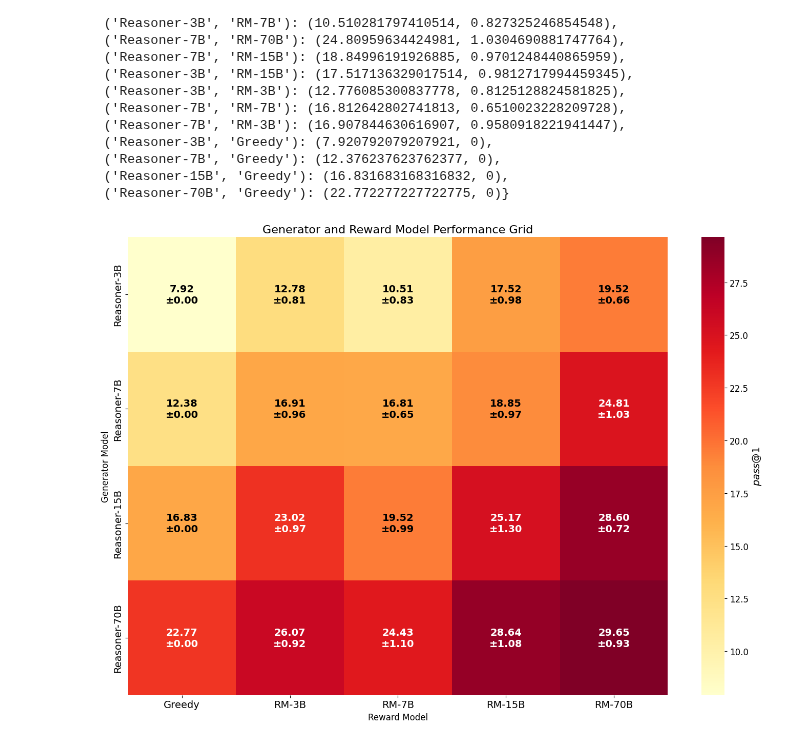
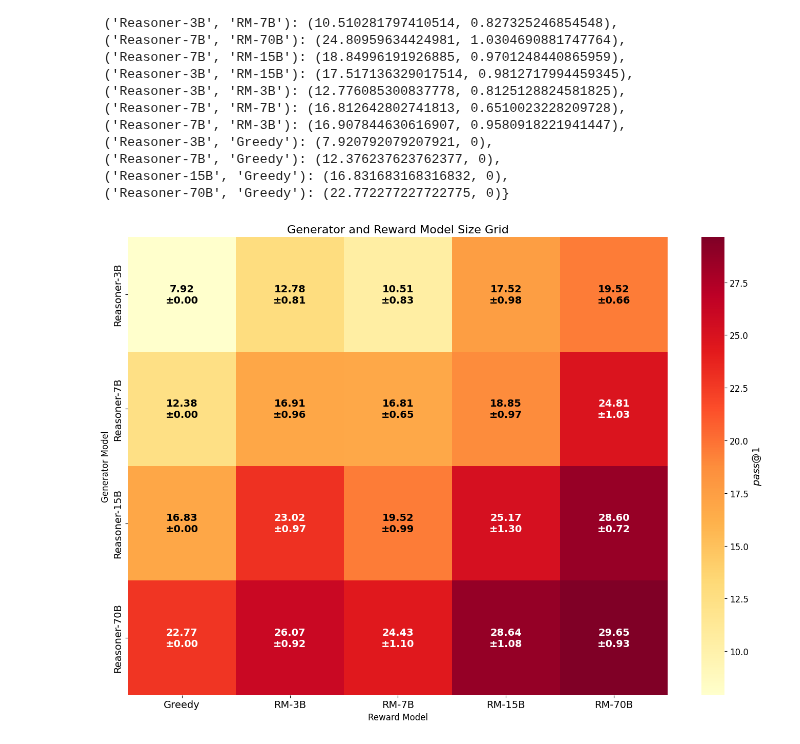
Before and after one commit to cassanof/CodeRM, a Jupyter notebook: coderm/eval/visualizations/graph_pass_k.ipynb, the cells around one changed output. Saved outputs shown, nothing was run; the diff lists cells and outputs as text; code cells hidden in the pictures.

```diff
--- a/coderm/eval/visualizations/graph_pass_k.ipynb
+++ b/coderm/eval/visualizations/graph_pass_k.ipynb
@@ -721,32 +723,32 @@ pivot_df = pivot_df.reindex(index=model_order, columns=ranker_order)
 std_df = df.pivot(index='Generator', columns='Reward', values='Std')
 std_df = std_df.reindex(index=model_order, columns=ranker_order)
 
 fig, ax = plt.subplots(figsize=(14, 10))
 sns.heatmap(pivot_df, annot=False, cmap='YlOrRd', cbar_kws={'label': '$pass@1$'}, ax=ax)
 
 def get_text_color(value):
     return 'white' if value > 20 else 'black'
 
 for i in range(len(pivot_df.index)):
     for j in range(len(pivot_df.columns)):
         value = pivot_df.iloc[i, j]
         text_color = get_text_color(value)
         ax.text(j + 0.5, i + 0.5, f'{value:.2f}\n±{std_df.iloc[i, j]:.2f}',
                 ha='center', va='center', color=text_color, fontsize=14, fontweight='bold')
 
-plt.title('Generator and Reward Model Performance Grid', fontsize=16)
+plt.title('Generator and Reward Model Size Grid', fontsize=16)
 plt.xlabel('Reward Model', fontsize=12)
 plt.ylabel('Generator Model', fontsize=12)
 
 plt.xticks(fontsize=14)
 plt.yticks(fontsize=14)
 
 cbar = ax.collections[0].colorbar
 cbar.ax.tick_params(labelsize=12)
 cbar.ax.set_ylabel('$pass@1$', fontsize=14)
 
 plt.tight_layout()
 plt.savefig("../../dataset/plots/rm_grid.pdf", bbox_inches='tight')
 plt.show()
 # %% [output]
-[figure, old version]
+[figure, new version]
```
Also changed, not shown: parts of 1 cell of this notebook.
